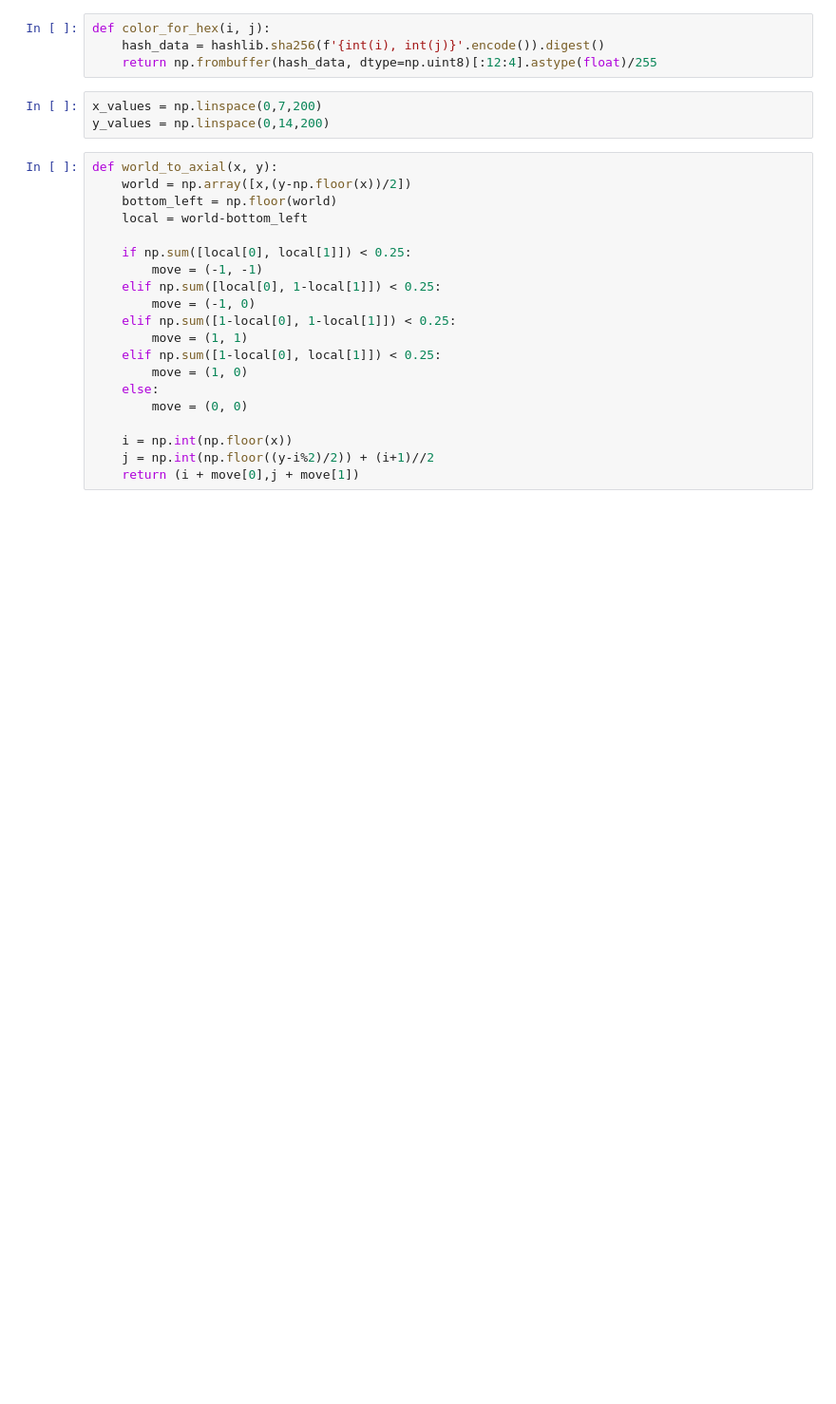
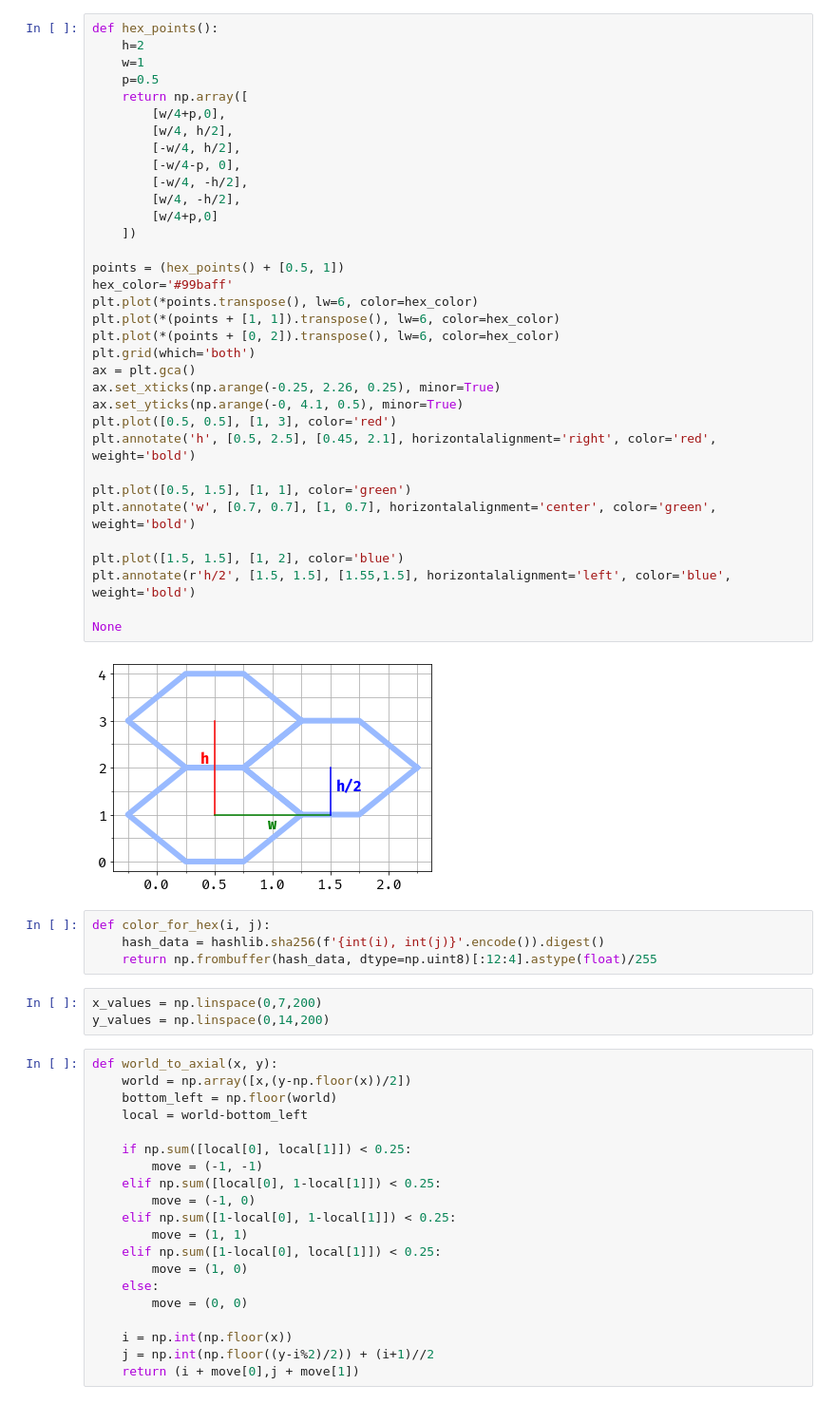
Before and after one commit to jthorniley/notebooks, a Jupyter notebook: Hex Coordinates.ipynb, the cells around one changed output. Shown at 95% size. Saved outputs shown, nothing was run; the diff lists cells and outputs as text; blank space fills up the shorter version.

```diff
--- a/Hex Coordinates.ipynb
+++ b/Hex Coordinates.ipynb
@@ -15,3 +19,39 @@ Without loss of generality, assume that the hex grid is "flat topped" as defined
+# %%
+def hex_points():
+    h=2
+    w=1
+    p=0.5
+    return np.array([
+        [w/4+p,0],
+        [w/4, h/2],
+        [-w/4, h/2],
+        [-w/4-p, 0],
+        [-w/4, -h/2],
+        [w/4, -h/2],
+        [w/4+p,0]
+    ])
+
+points = (hex_points() + [0.5, 1])
+hex_color='#99baff'
+plt.plot(*points.transpose(), lw=6, color=hex_color)
+plt.plot(*(points + [1, 1]).transpose(), lw=6, color=hex_color)
+plt.plot(*(points + [0, 2]).transpose(), lw=6, color=hex_color)
+plt.grid(which='both')
+ax = plt.gca()
+ax.set_xticks(np.arange(-0.25, 2.26, 0.25), minor=True)
+ax.set_yticks(np.arange(-0, 4.1, 0.5), minor=True)
+plt.plot([0.5, 0.5], [1, 3], color='red')
+plt.annotate('h', [0.5, 2.5], [0.45, 2.1], horizontalalignment='right', color='red', weight='bold')
+
+plt.plot([0.5, 1.5], [1, 1], color='green')
+plt.annotate('w', [0.7, 0.7], [1, 0.7], horizontalalignment='center', color='green', weight='bold')
+
+plt.plot([1.5, 1.5], [1, 2], color='blue')
+plt.annotate(r'h/2', [1.5, 1.5], [1.55,1.5], horizontalalignment='left', color='blue', weight='bold')
+
+None
+# %% [output]
+[figure, added]
 # %%
 def color_for_hex(i, j):
     hash_data = hashlib.sha256(f'{int(i), int(j)}'.encode()).digest()
```
Also changed, not shown: parts of 4 cells of this notebook.
